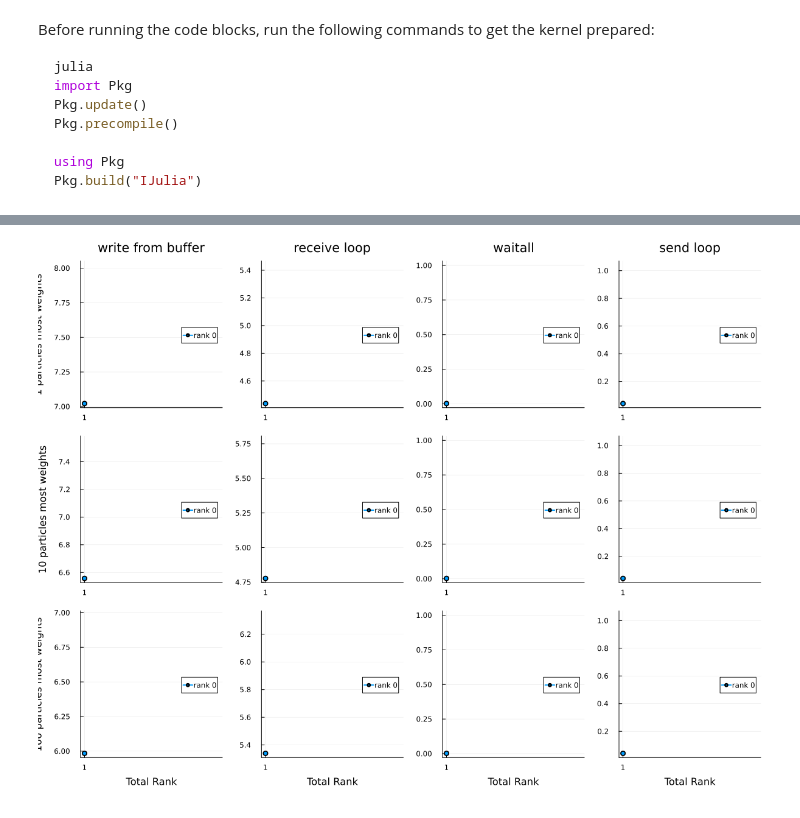
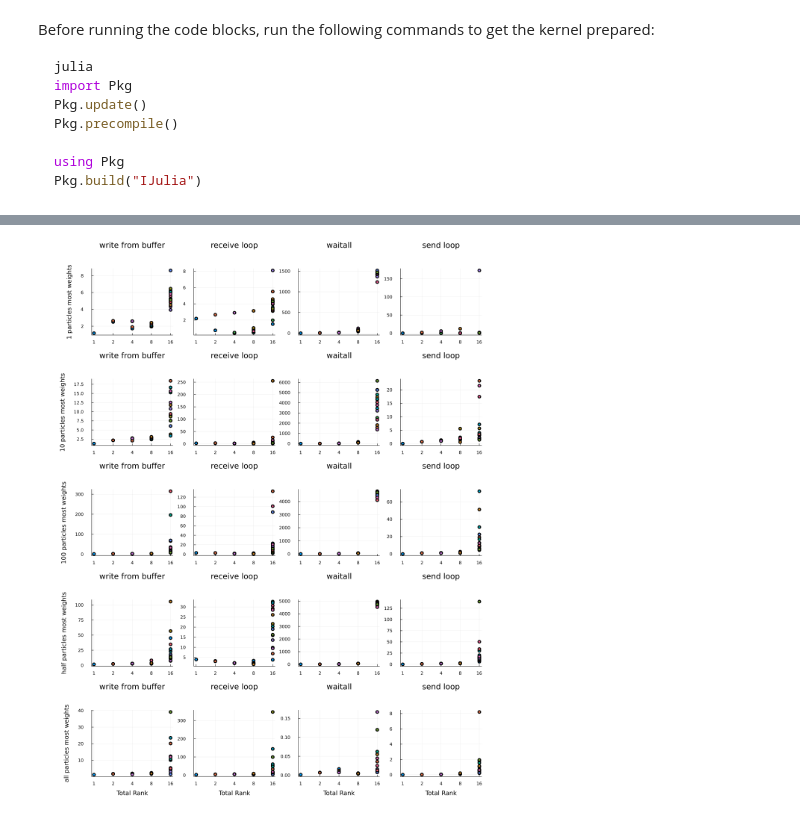
Before and after one commit to Angeladadd/ParticleDA.jl, a Jupyter notebook: extra/Plot_copy_states_julia.ipynb, the cells around one changed output, grey strips where cells are left out. Saved outputs shown, nothing was run; the diff lists cells and outputs as text; code cells hidden in the pictures.

```diff
--- a/extra/Plot_copy_states_julia.ipynb
+++ b/extra/Plot_copy_states_julia.ipynb
@@ -84,60 +90,47 @@ println(df_time)
 # %%
-using DataFrames, Plots
-
 # 1) Filter & rename to just the ms timings
-df_ms = filter(row -> row.metric == "time_ms", df)
+df_ms = filter(row -> row.metric == "time_ms", all_timer_dfs)
 rename!(df_ms, :value => :time_ms)
 
 trials = unique(df_ms.trial)
 ops    = unique(df_ms.op)
 
 ntrials, nops = length(trials), length(ops)
 
-# 2) Create an empty grid
+# 2) Create an empty grid, with row & column titles
 plt = plot(
-  layout = (ntrials, nops),
-  legend = :right,
-  size   = (300 * nops, 300 * ntrials),
+  layout     = (ntrials, nops),
+  legend     = :none,              # turn off the per-rank legend
+  size       = (300 * nops, 300 * ntrials),
 )
 
 # 3) Fill it in
 for (i, trial) in enumerate(trials)
   for (j, op) in enumerate(ops)
     sub = df_ms[(df_ms.trial .== trial) .& (df_ms.op .== op), :]
-
-    # draw one line per rank
     for rk in unique(sub.rank)
       subrk = sub[sub.rank .== rk, :]
-      plot!(
+      scatter!(
         plt[i, j],
-        subrk.total_rank,
+        string.(subrk.total_rank),    # categorical x
         subrk.time_ms;
-        label  = "rank $rk",
-        marker = :circle,
-        lw     = 2,
+        marker     = :circle,
+        markersize = 4,
+        label      = false,
       )
     end
-
-    # 3a) Only the top row gets the op‐name as the title
-    if i == 1
-      plot!(plt[i, j], title = op)
+    plot!(plt[i, j], title = string(op), top_margin = 10mm)
+    if j == 1
+      plot!(plt[i, j], ylabel = string(trial), left_margin = 20mm)
     end
 
-    # 3b) Only the first column gets its trial name as the y‐axis label
-    #     All other columns get an empty y‐label so you only see the trial
-    #     once per row.
-    plot!(
-      plt[i, j],
-      ylabel = j == 1 ? trial : "",
-    )
-
-    # 3c) Only the bottom row gets the shared x‐axis label
+    # only the bottom row gets the shared x‐axis label
     if i == ntrials
       plot!(plt[i, j], xlabel = "Total Rank")
     end
   end
 end
 
 display(plt)
 # %% [output]
-[figure, old version]
+[figure, new version]
```
Also changed, not shown: parts of 5 cells of this notebook, 1 other file.
